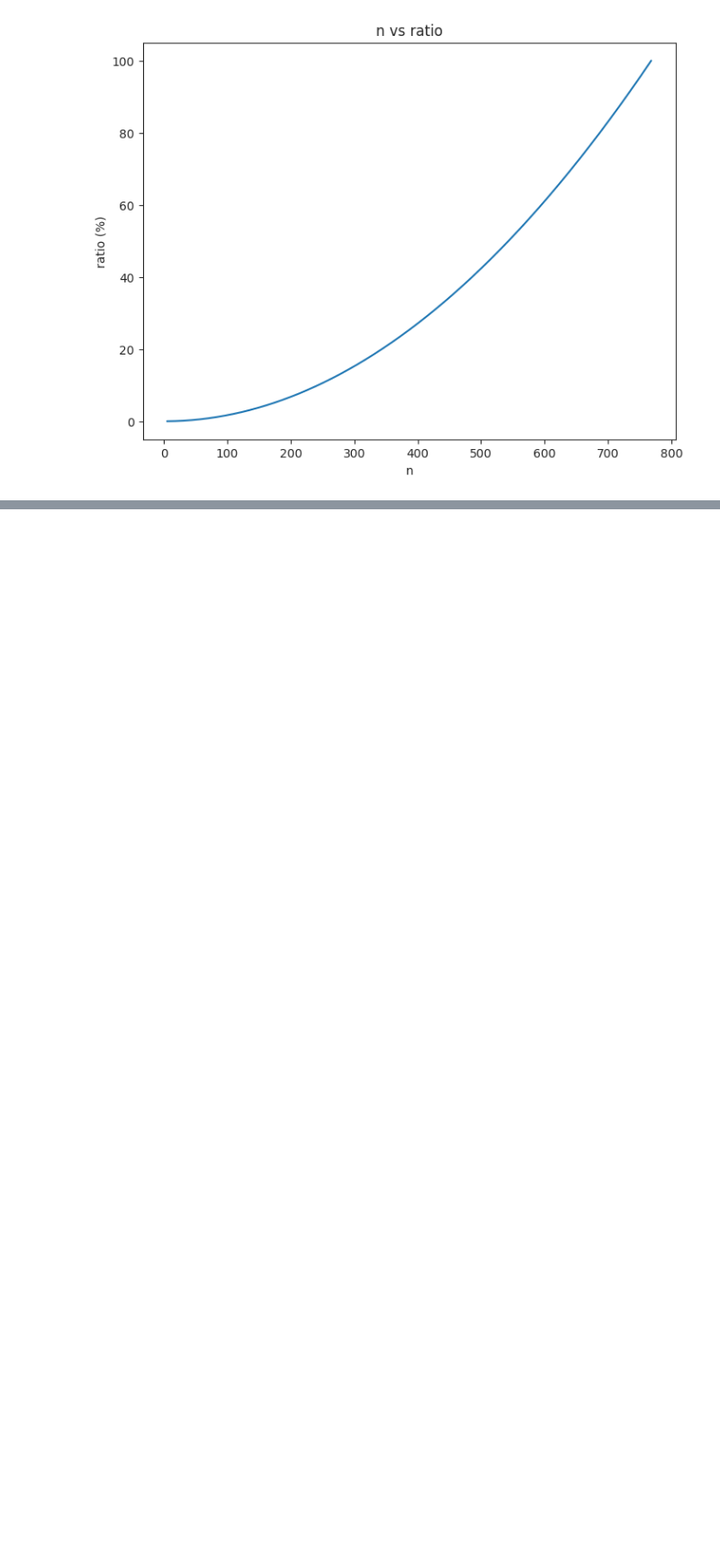
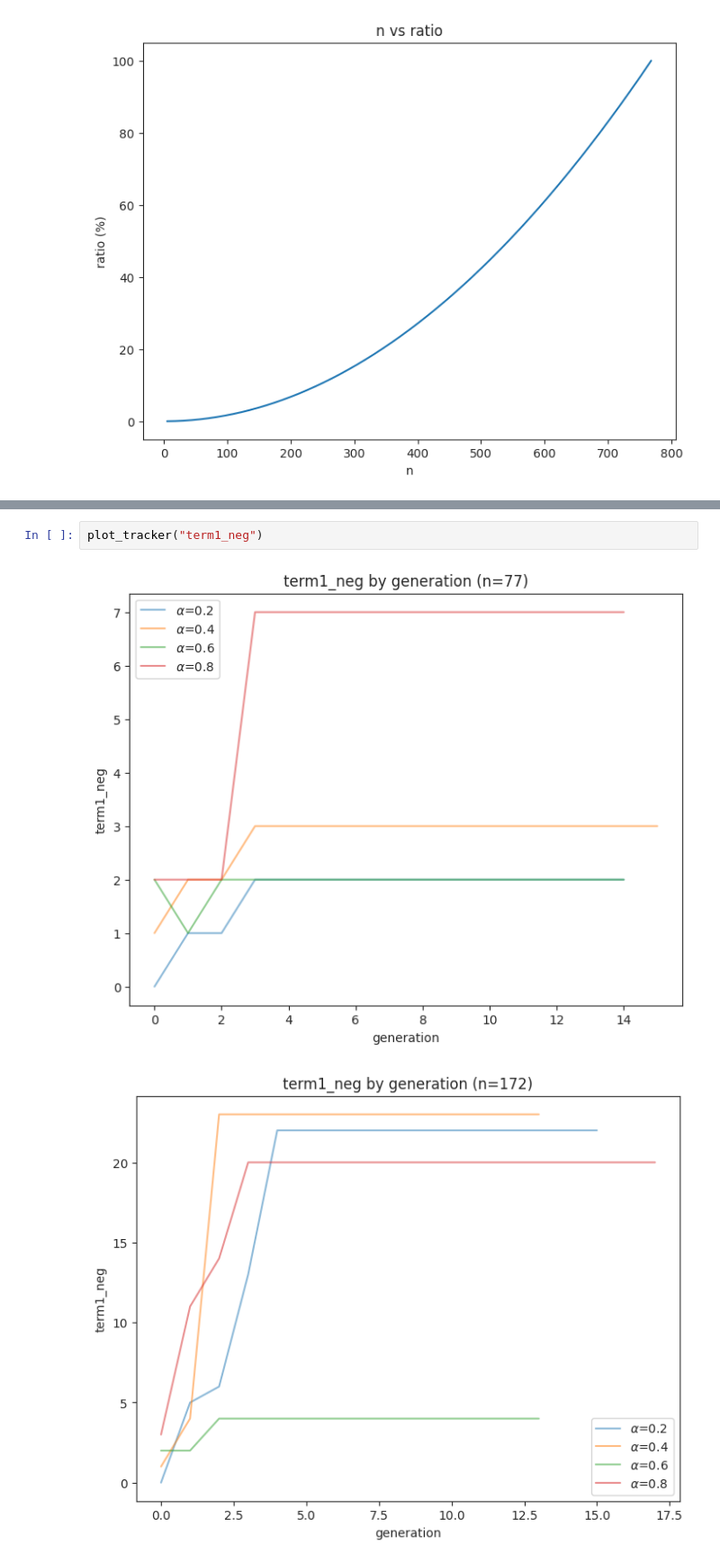
Before and after one commit to posl/RepTran-replication, a Jupyter notebook: src/007e_analyze_fitness_result.ipynb, the cells around one changed output, grey strips where cells are left out. Shown at 90% size. Cells and saved outputs as stored; diff of their text form; blank space fills up the shorter version.

```diff
--- a/src/007e_analyze_fitness_result.ipynb
+++ b/src/007e_analyze_fitness_result.ipynb
@@ -115,0 +168,5 @@ n=765, ratio=99.220%
+# %%
+plot_tracker("term1_neg")
+# %% [output]
+[figure, added]
+[figure, added]
```
Also changed, not shown: parts of 6 cells of this notebook, 3 other files.
